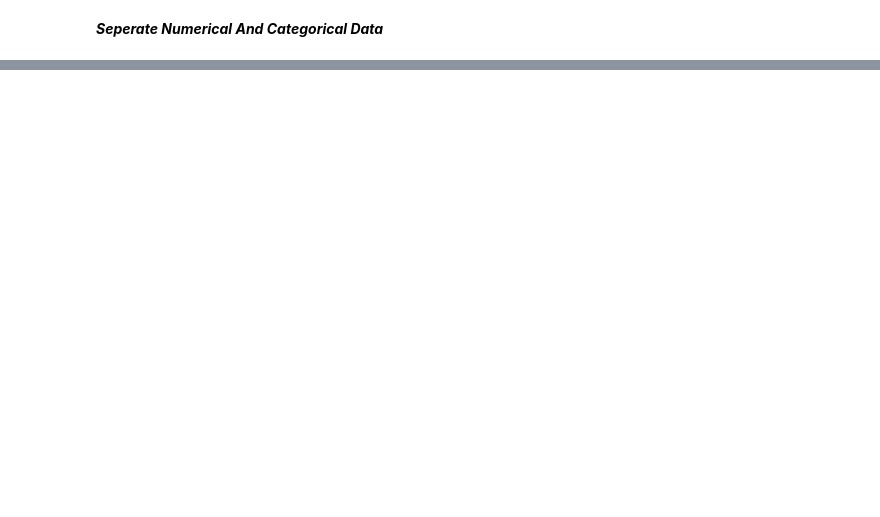
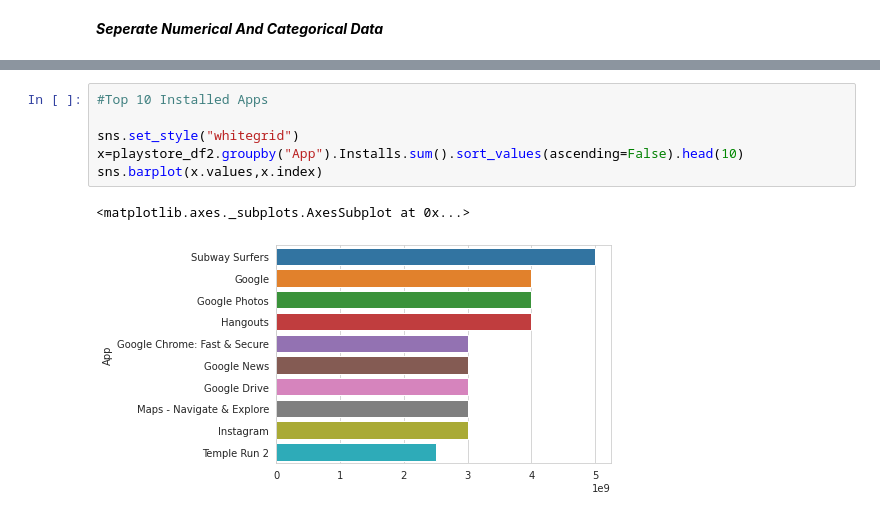
Before and after one commit to jayu071/Playstore_DataDigger, a Jupyter notebook: Play_Store_App_Review_Analysis_Capstone_Project.ipynb, the cells around one changed output, grey strips where cells are left out. Drawn from its saved outputs; the diff is of its cells as text; blank space fills up the shorter version.

```diff
--- a/Play_Store_App_Review_Analysis_Capstone_Project.ipynb
+++ b/Play_Store_App_Review_Analysis_Capstone_Project.ipynb
@@ -544,0 +554,9 @@ plt.show()
+# %%
+#Top 10 Installed Apps
+
+sns.set_style("whitegrid")
+x=playstore_df2.groupby("App").Installs.sum().sort_values(ascending=False).head(10)
+sns.barplot(x.values,x.index)
+# %% [output]
+<matplotlib.axes._subplots.AxesSubplot at 0x...>
+[figure, added]
```
Also changed, not shown: parts of 21 cells of this notebook.
